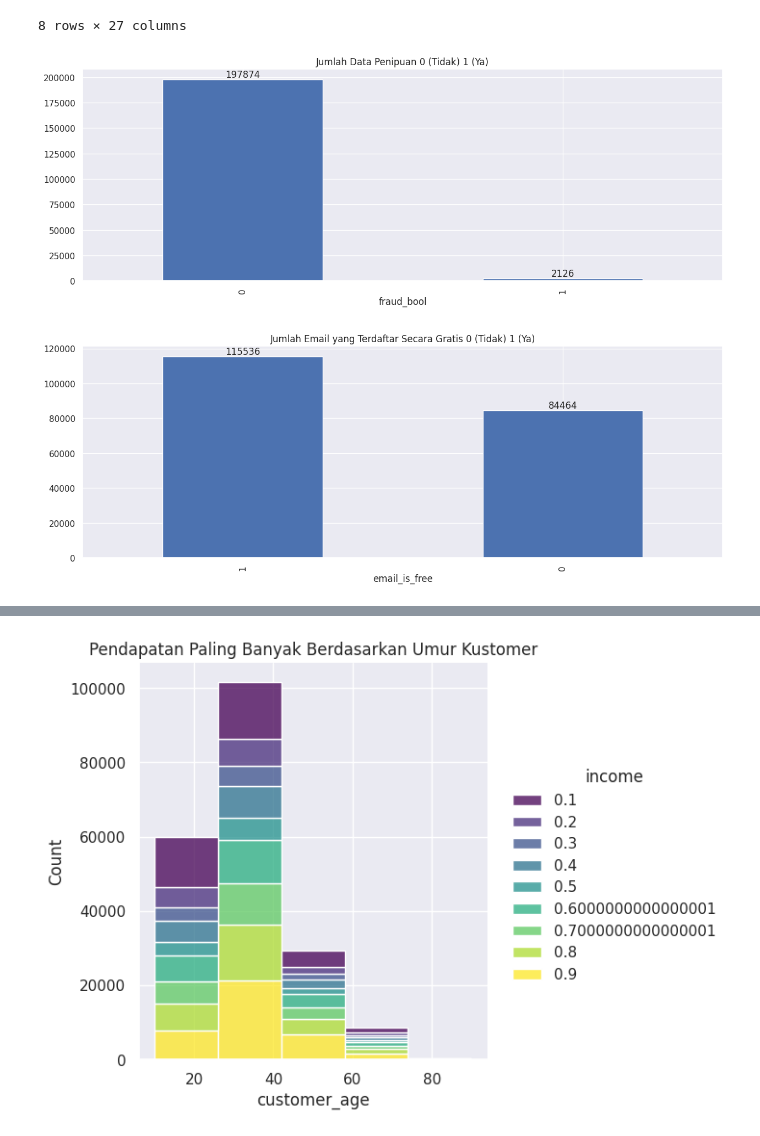
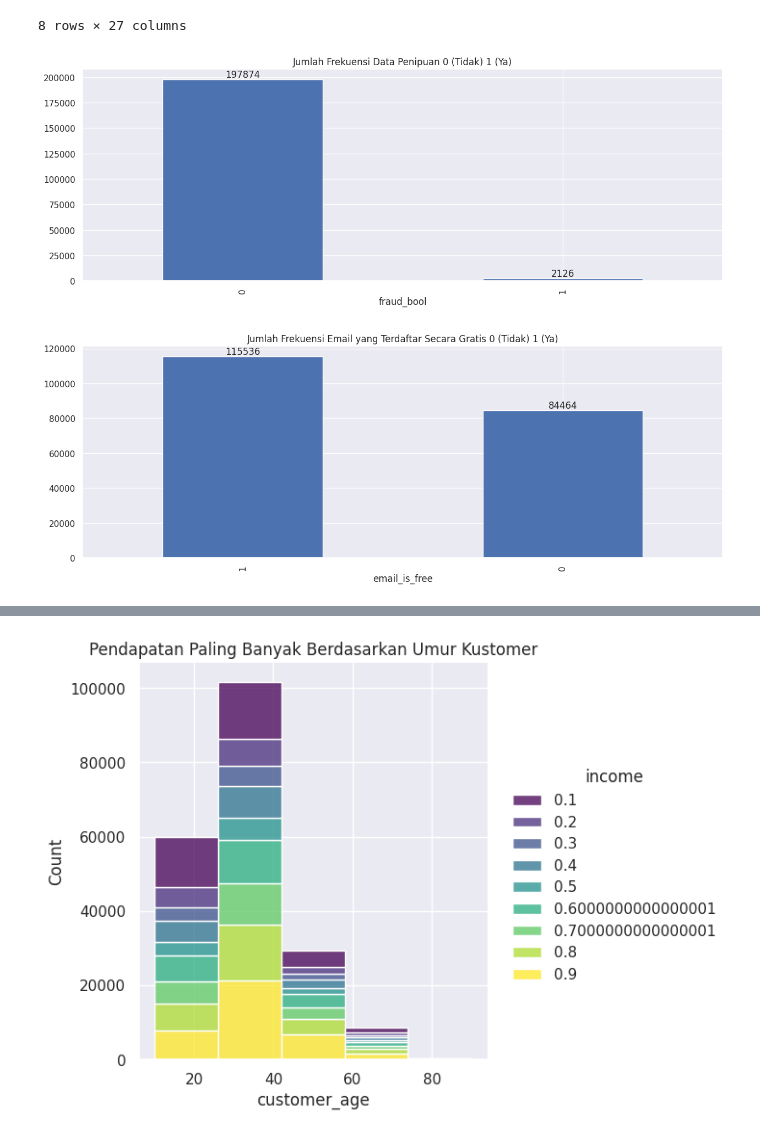
Before and after one commit to hendrimardani/bank_account_fraud_detection, a Jupyter notebook: notebook.ipynb, the cells around one changed output, grey strips where cells are left out. Cells and saved outputs as stored; diff of their text form; code cells hidden in the pictures.

```diff
--- a/notebook.ipynb
+++ b/notebook.ipynb
@@ -130,21 +131,21 @@ data.describe()
 # %%
 plot = data["fraud_bool"].value_counts()
 ax = plot.plot.bar(figsize=(15, 5))
-ax.set_title("Jumlah Data Penipuan 0 (Tidak) 1 (Ya)")
+ax.set_title("Jumlah Frekuensi Data Penipuan 0 (Tidak) 1 (Ya)")
 
 for container in ax.containers:
     ax.bar_label(container)
 # %% [output]
-[figure, old version]
+[figure, new version]
 # %%
 plot = data["email_is_free"].value_counts()
 ax = plot.plot.bar(figsize=(15, 5))
-ax.set_title("Jumlah Email yang Terdaftar Secara Gratis 0 (Tidak) 1 (Ya)")
+ax.set_title("Jumlah Frekuensi Email yang Terdaftar Secara Gratis 0 (Tidak) 1 (Ya)")
 
 for container in ax.containers:
     ax.bar_label(container)
 # %% [output]
-[figure, old version]
+[figure, new version]
 # %%
 plot = data["has_other_cards"].value_counts()
 ax = plot.plot.bar(figsize=(15, 5))
```
Also changed, not shown: parts of 13 cells of this notebook.
